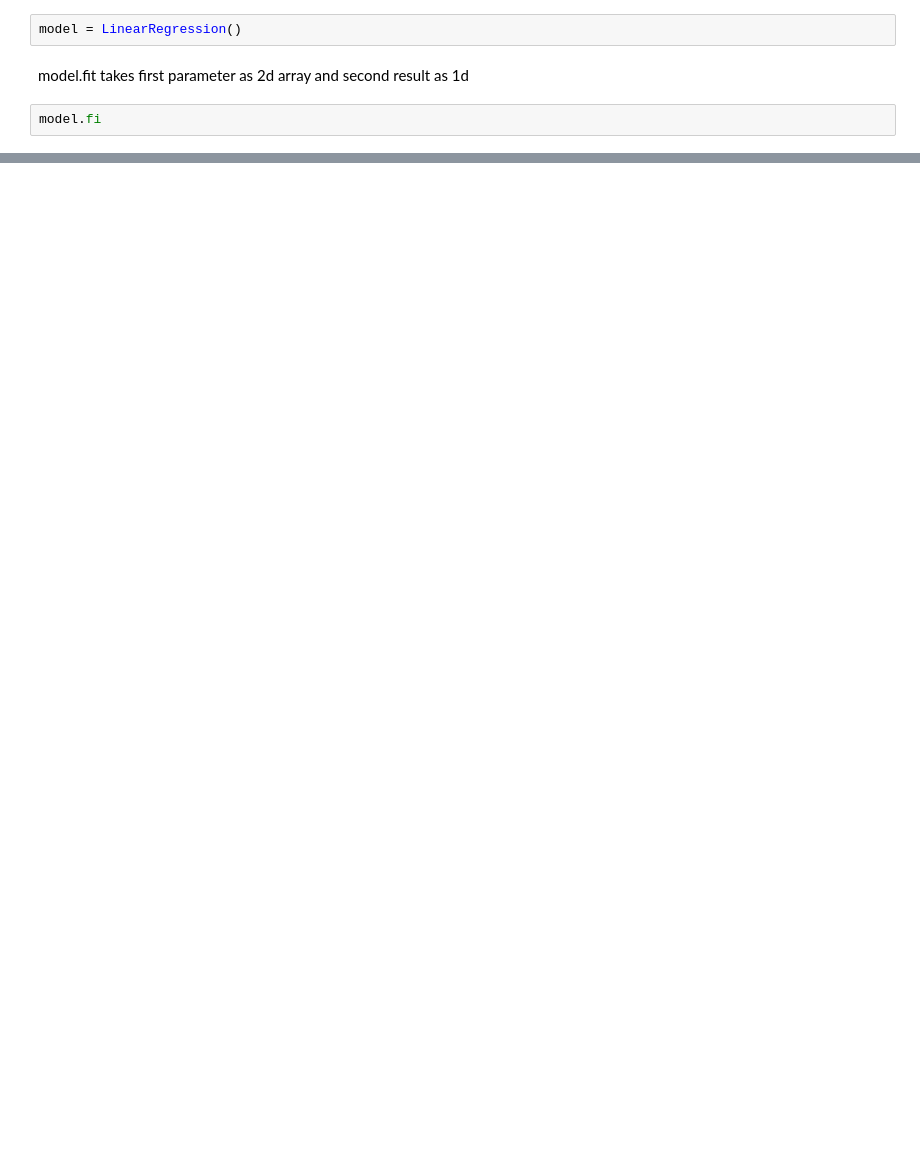
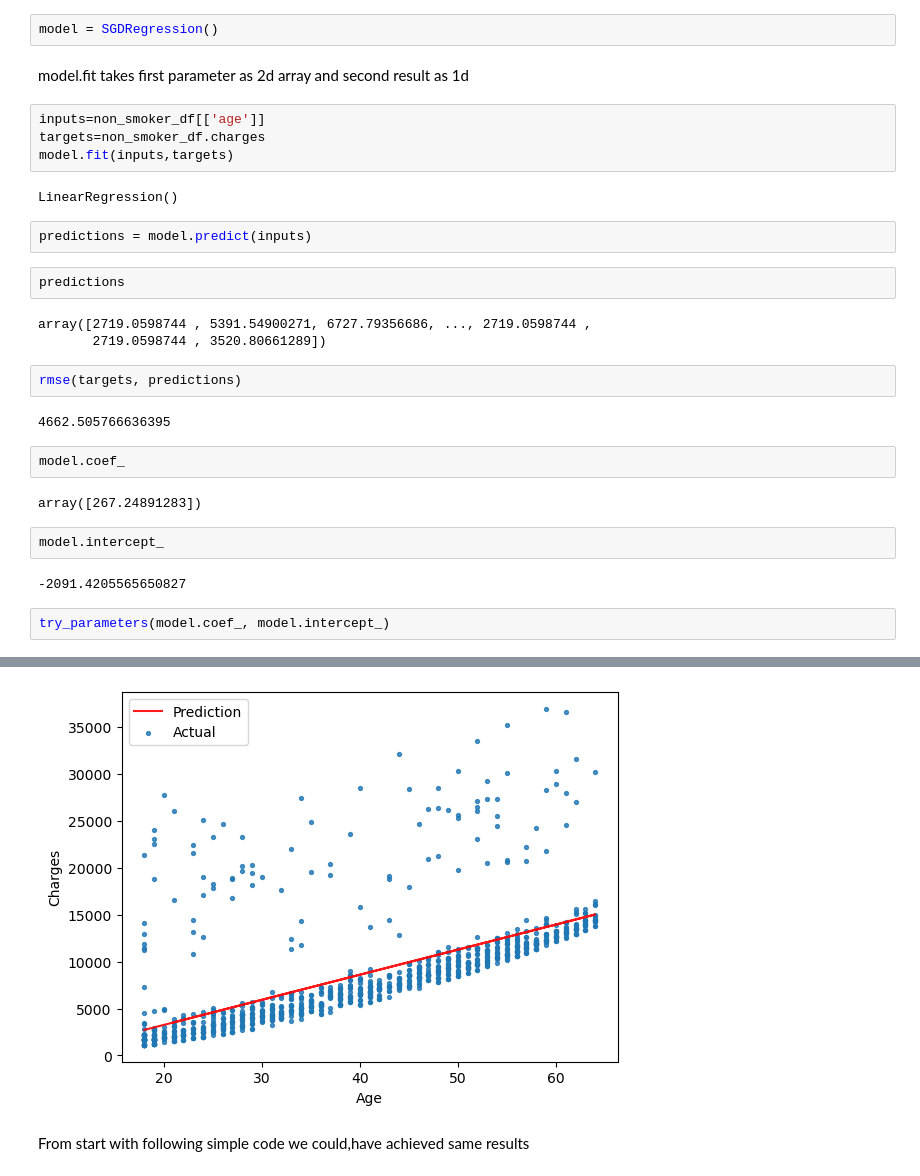
Before and after one commit to Axkratos/Insurance-Charge-Predicition, a Jupyter notebook: Insurance-checkpoint.ipynb, the cells around one changed output, grey strips where cells are left out. Drawn from its saved outputs; the diff is of its cells as text; blank space fills up the shorter version.

Commit message:
modified the model

```diff
--- a/Insurance-checkpoint.ipynb
+++ b/Insurance-checkpoint.ipynb
@@ -259,6 +261,32 @@ from sklearn.linear_model import LinearRegression
 # %%
-model = LinearRegression()
+model = SGDRegression()
 # %% [markdown]
 model.fit takes first parameter as 2d array and second result as 1d
+# %%
+inputs=non_smoker_df[['age']]
+targets=non_smoker_df.charges
+model.fit(inputs,targets)
+# %% [output]
+LinearRegression()
+# %%
+predictions = model.predict(inputs)
+# %%
+predictions
+# %% [output]
+array([2719.0598744 , 5391.54900271, 6727.79356686, ..., 2719.0598744 ,
+       2719.0598744 , 3520.80661289])
+# %%
+rmse(targets, predictions)
+# %% [output]
+4662.505766636395
 # %%
-model.fi
+model.coef_
+# %% [output]
+array([267.24891283])
+# %%
+model.intercept_
+# %% [output]
+-2091.4205565650827
+# %%
+try_parameters(model.coef_, model.intercept_)
+# %% [output]
@@ -264,0 +294,3 @@ model.fi
+[figure, added]
+# %% [markdown]
+From start with following simple code we could,have achieved same results
```
Also changed, not shown: parts of 4 cells of this notebook.
